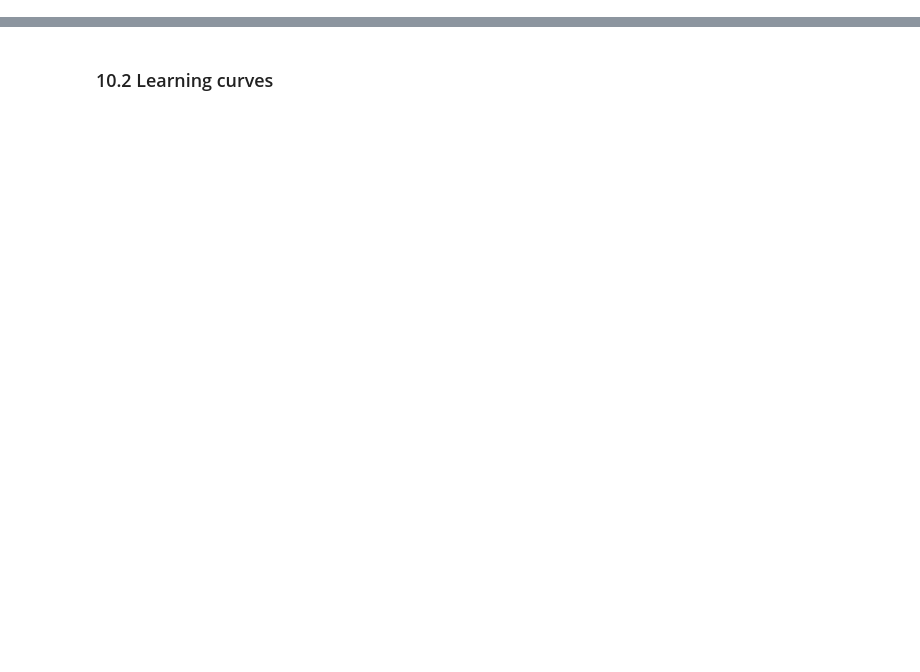
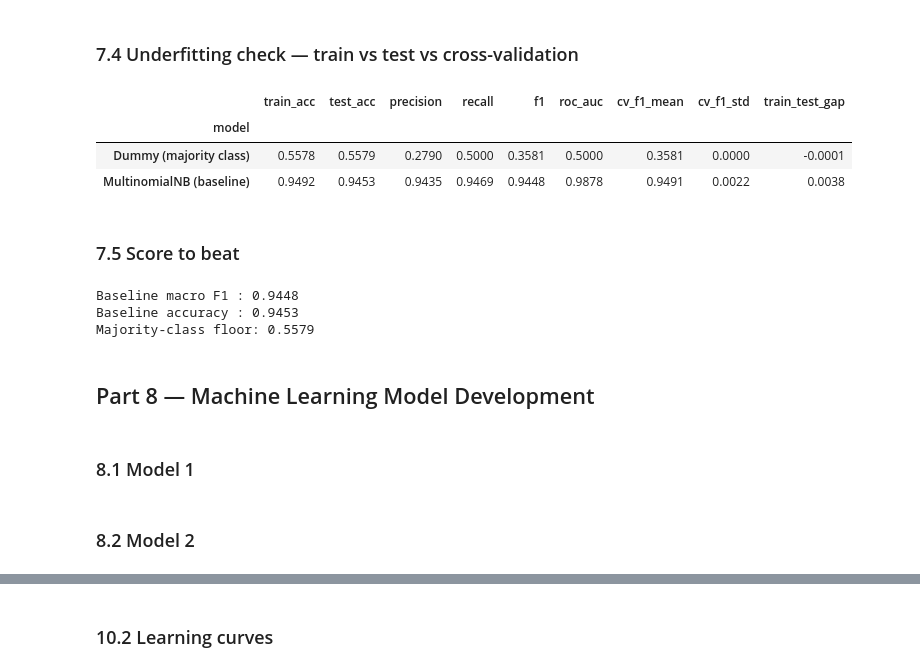
Before and after one commit to Renadyousef/Spam_classification_project, a Jupyter notebook: Supervised_Learning.ipynb, the cells around one changed output, grey strips where cells are left out. Saved outputs shown, nothing was run; the diff lists cells and outputs as text; code cells hidden in the pictures; blank space fills up the shorter version.

Commit message:
added parts 5 to 7

```diff
--- a/Supervised_Learning.ipynb
+++ b/Supervised_Learning.ipynb
@@ -281,0 +263,31 @@ _TODO_
+# %%
+results = []
+
+
+def evaluate(name, estimator, cross_validate_too=True):
+    pipe = make_pipeline(estimator)
+    pipe.fit(X_train, y_train)
+
+    pred_train = pipe.predict(X_train)
+    pred_test = pipe.predict(X_test)
+    proba_test = (pipe.predict_proba(X_test)[:, 1]
+                  if hasattr(pipe["model"], "predict_proba") else None)
+
+    row = {
+        "model": name,
+        "train_acc": accuracy_score(y_train, pred_train),
+        "test_acc": accuracy_score(y_test, pred_test),
+        "precision": precision_score(y_test, pred_test, average="macro", zero_division=0),
+        "recall": recall_score(y_test, pred_test, average="macro"),
+        "f1": f1_score(y_test, pred_test, average="macro"),
+        "roc_auc": roc_auc_score(y_test, proba_test) if proba_test is not None else np.nan,
+    }
+
+    if cross_validate_too:
+        cv_res = cross_validate(pipe, X_train, y_train, cv=cv,
+                                scoring="f1_macro", n_jobs=-1)
+        row["cv_f1_mean"] = cv_res["test_score"].mean()
+        row["cv_f1_std"] = cv_res["test_score"].std()
+
+    results.append(row)
+    return pipe, row
@@ -281,0 +360,31 @@ _TODO_
+# %% [markdown]
+### 7.4 Underfitting check — train vs test vs cross-validation
+# %%
+baseline = pd.DataFrame(results).set_index("model")
+baseline["train_test_gap"] = baseline["train_acc"] - baseline["test_acc"]
+
+baseline.round(4)
+# %% [output]
+|  | train_acc | test_acc | precision | recall | f1 | roc_auc | cv_f1_mean | cv_f1_std | train_test_gap |
+| model |  |  |  |  |  |  |  |  |  |
+| Dummy (majority class) | 0.5578 | 0.5579 | 0.2790 | 0.5000 | 0.3581 | 0.5000 | 0.3581 | 0.0000 | -0.0001 |
+| MultinomialNB (baseline) | 0.9492 | 0.9453 | 0.9435 | 0.9469 | 0.9448 | 0.9878 | 0.9491 | 0.0022 | 0.0038 |
+# %% [markdown]
+### 7.5 Score to beat
+# %%
+BASELINE_F1 = nb_row["f1"]
+BASELINE_ACC = nb_row["test_acc"]
+
+print(f"Baseline macro F1 : {BASELINE_F1:.4f}")
+print(f"Baseline accuracy : {BASELINE_ACC:.4f}")
+print(f"Majority-class floor: {dummy_row['test_acc']:.4f}")
+# %% [output]
+Baseline macro F1 : 0.9448
+Baseline accuracy : 0.9453
+Majority-class floor: 0.5579
+# %% [markdown]
+## Part 8 — Machine Learning Model Development
+# %% [markdown]
+### 8.1 Model 1
+# %% [markdown]
+### 8.2 Model 2
```
Also changed, not shown: parts of 123 cells of this notebook.
